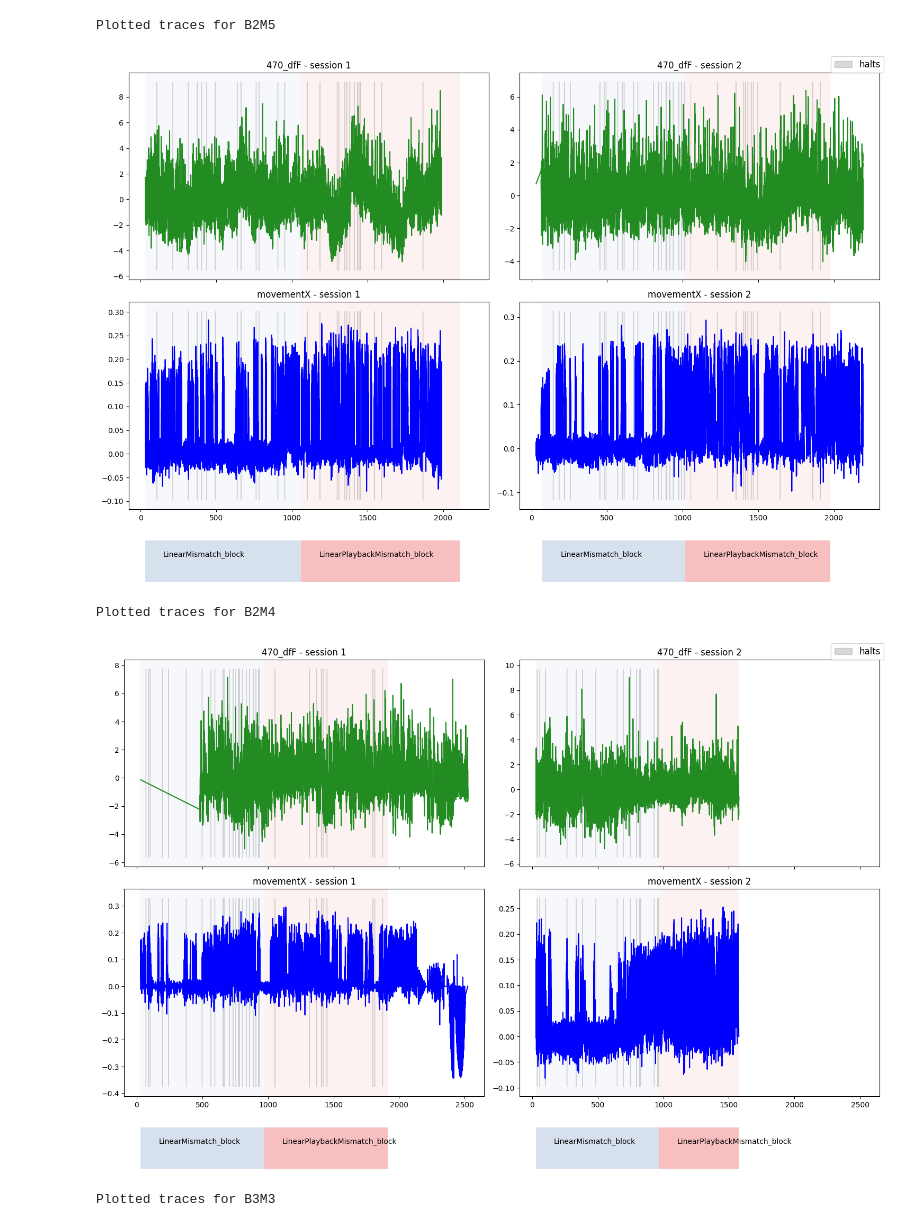
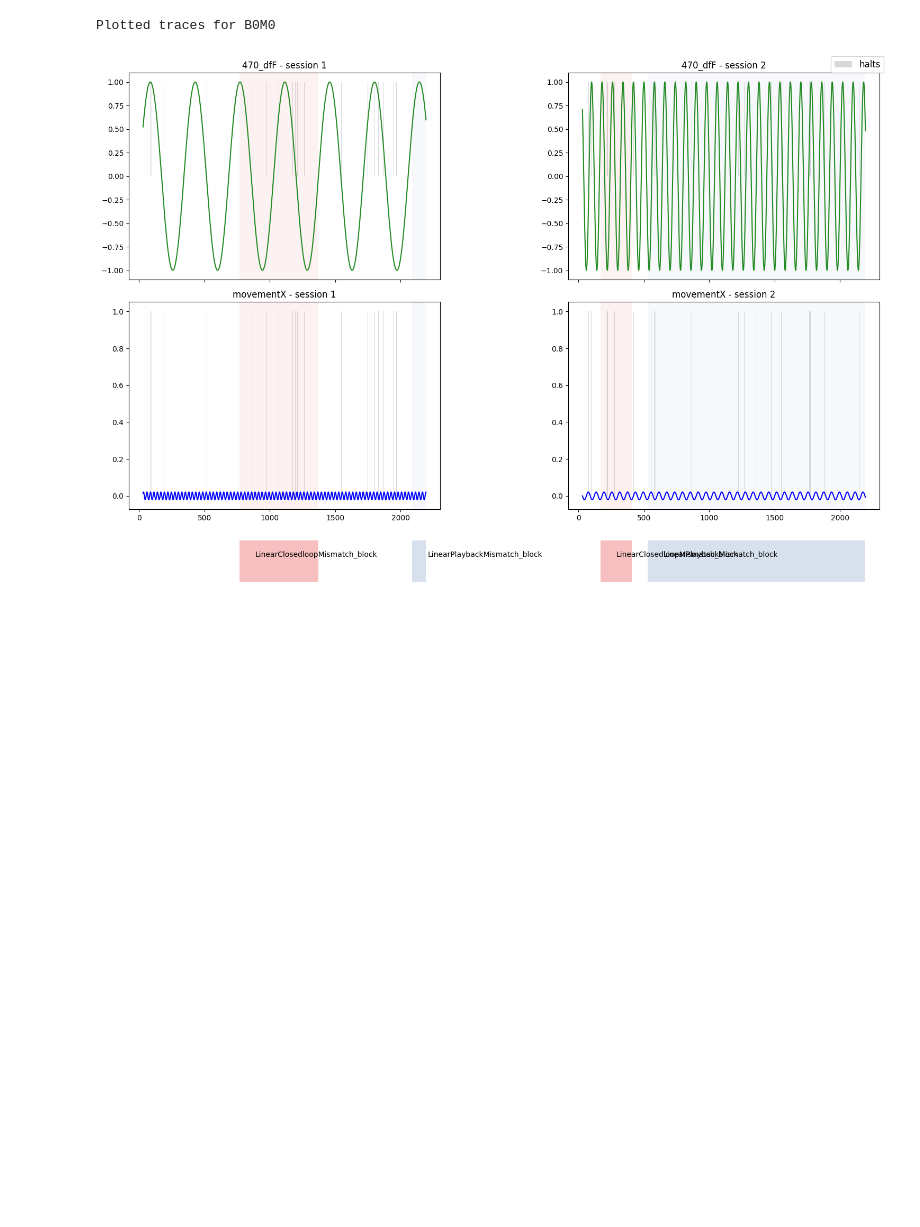
Before and after one commit to ikharitonov/vestibular_vr_pipeline, a Jupyter notebook: Mouse_by_mouse_viewdata_FakeData.ipynb, the cells around one changed output. Drawn from its saved outputs; the diff is of its cells as text; code cells hidden in the pictures; blank space fills up the shorter version.

```diff
--- a/Mouse_by_mouse_viewdata_FakeData.ipynb
+++ b/Mouse_by_mouse_viewdata_FakeData.ipynb
@@ -12,17 +24,18 @@ import seaborn as sns
 # %%
-G8_MM_2 = pd.read_csv('G8_MMclosed_open_session2.csv', dtype=dtype_dict)
+Fake_1 = pd.read_csv('Fake_data_session1.csv', dtype=dtype_dict)
+Fake_2 = pd.read_csv('Fake_data_session2.csv', dtype=dtype_dict)
 # %%
 # Chaning event name to halt and making it so that its True when there is a halt
-#G8_MM_1.loc[:, 'event'] = G8_MM_1['event'].replace({False: True, True: False})
-G8_MM_1.rename(columns = {'event': 'halt'}, inplace = True)
-G8_MM_2.rename(columns = {'event': 'halt'}, inplace = True)
+#Fake_1.loc[:, 'event'] = Fake_1['event'].replace({False: True, True: False})
+Fake_1.rename(columns = {'event': 'halt'}, inplace = True)
+Fake_2.rename(columns = {'event': 'halt'}, inplace = True)
 # %%
 #Make sure the index provides inforamtion of seconds since start
-G8_MM_1.set_index('Seconds', inplace=True)
-G8_MM_2.set_index('Seconds', inplace=True)
+Fake_1.set_index('Seconds', inplace=True)
+Fake_2.set_index('Seconds', inplace=True)
 # Theres only photomotry information from 15 seconds due to bleaching
-G8_MM_1 = G8_MM_1.loc[ G8_MM_1.index>30]
-G8_MM_2 = G8_MM_2.loc[ G8_MM_2.index>30]
+Fake_1 = Fake_1.loc[ Fake_1.index>30]
+Fake_2 = Fake_2.loc[ Fake_2.index>30]
 # %%
 def view_session_mouse(mousedata_dict, mouse):
     print('\033[1m' + f'Plotted traces for {mouse}' + '\033[0m')
@@ -44,7 +57,9 @@ def view_session_mouse(mousedata_dict, mouse):
 
             # Plot shaded areas for each halt event
             ymin, ymax = ax[i, s].get_ylim()
-            halt = ax[i, s].fill_between(time, ymin, ymax, where=event, color='grey', alpha=0.3)
+            #halt = ax[i, s].fill_between(time, ymin, ymax, where=event, color='grey', alpha=0.3)
+            halt = ax[i, s].fill_between(Fake_1['halt'].index, 0, 1, where=Fake_1['halt'].values,
+                     facecolor="gray", alpha=0.3)
 
         # Plot annotations for different blocks
         block_colors = ['lightsteelblue', 'lightcoral', 'forestgreen']
@@ -92,10 +107,7 @@ print(G8_MM_2.mouseID.unique())
 # %%
-for mouse in G8_MM_1.mouseID.unique():
-    mousedata = {'session 1':G8_MM_1.loc[G8_MM_1.mouseID == mouse], 'session 2':G8_MM_2.loc[G8_MM_2.mouseID == mouse]}
+for mouse in Fake_1.mouseID.unique():
+    mousedata = {'session 1':Fake_1.loc[Fake_1.mouseID == mouse], 'session 2':Fake_2.loc[Fake_2.mouseID == mouse]}
     view_session_mouse(mousedata, mouse)
 # %% [output]
-Plotted traces for B2M5
+Plotted traces for B0M0
-[figure, old version]
+[figure, new version]
-Plotted traces for B2M4
-[figure, removed]
-Plotted traces for B3M3
```
Also changed, not shown: parts of 24 cells of this notebook, 6 other files.
